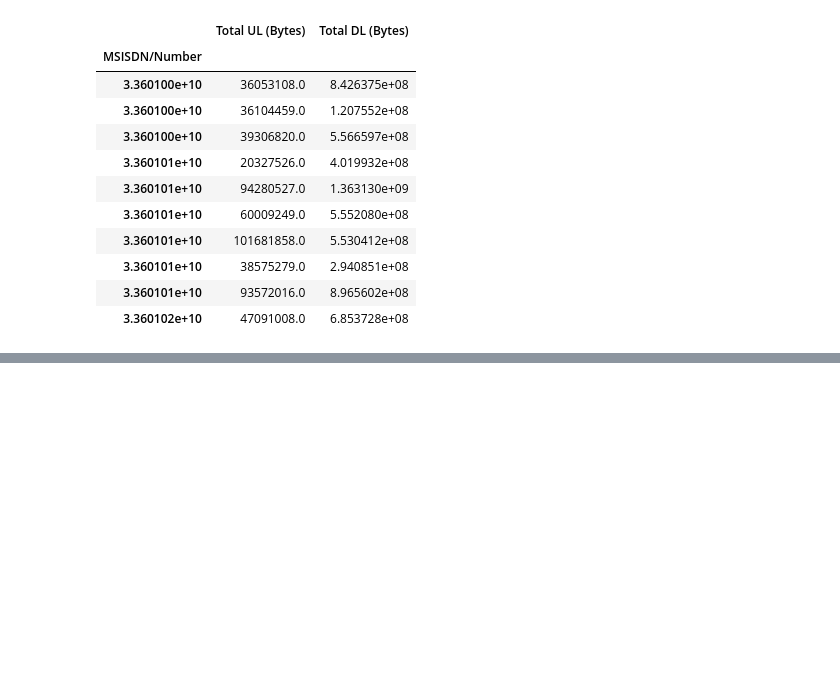
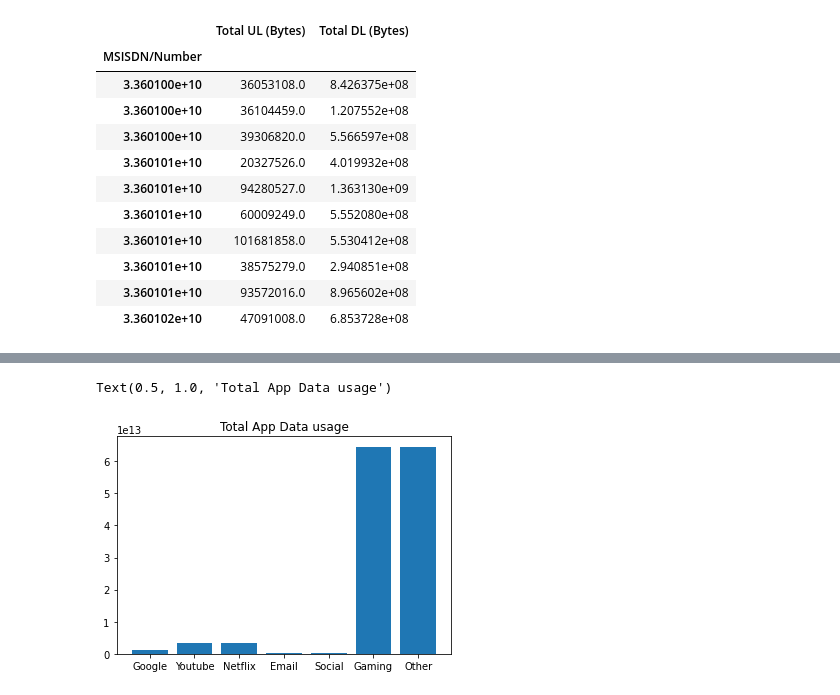
Before and after one commit to miz-ab/10xac_week_one_challenge_1, a Jupyter notebook: notebooks/week_one_challenge_one_task_1.1.ipynb, the cells around one changed output, grey strips where cells are left out. Saved outputs shown, nothing was run; the diff lists cells and outputs as text; code cells hidden in the pictures; blank space fills up the shorter version.

```diff
--- a/notebooks/week_one_challenge_one_task_1.1.ipynb
+++ b/notebooks/week_one_challenge_one_task_1.1.ipynb
@@ -221,0 +297,12 @@ df_clean.head(5)
+# %%
+#visualizing total data volume (in Bytes) during this session for each application
+total_usage = df_clean[["Google_total_data_volume", "Youtube_total_data_volume", "Netflix_total_data_volume", "Email_total_data_volume", "Social Media_data_volume","Gaming_total_data_volume", "Other_total_data_volume"]]
+ind = np.arange(7)
+width =0.8
+
+plt.xticks(ind , ("Google", "Youtube", "Netflix", "Email","Social" ,"Gaming", "Other"))
+plt.bar(ind, total_usage.sum(), width, label = "Total Usage")
+plt.title("Total App Data usage")
+# %% [output]
+Text(0.5, 1.0, 'Total App Data usage')
+[figure, added]
```
Also changed, not shown: parts of 12 cells of this notebook.
